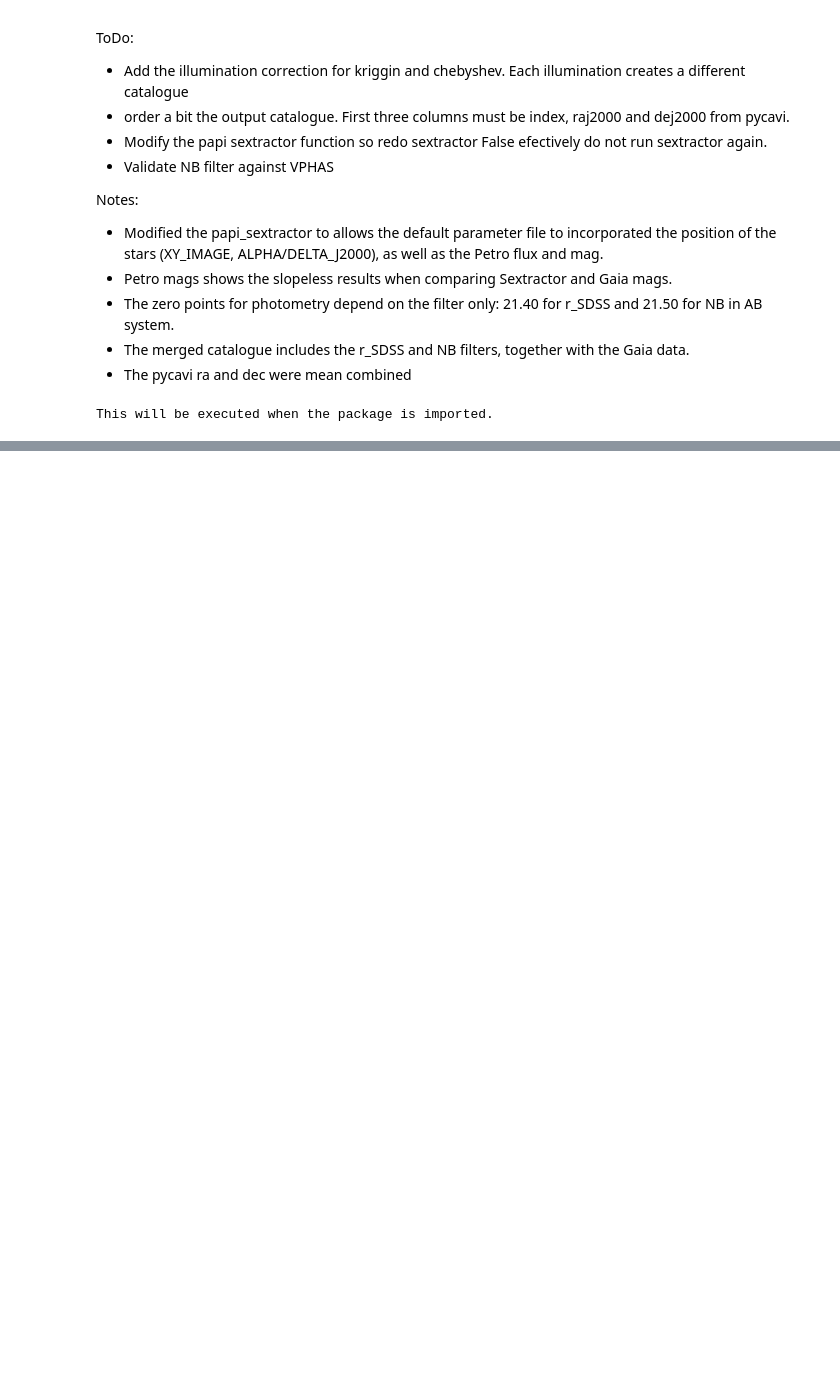
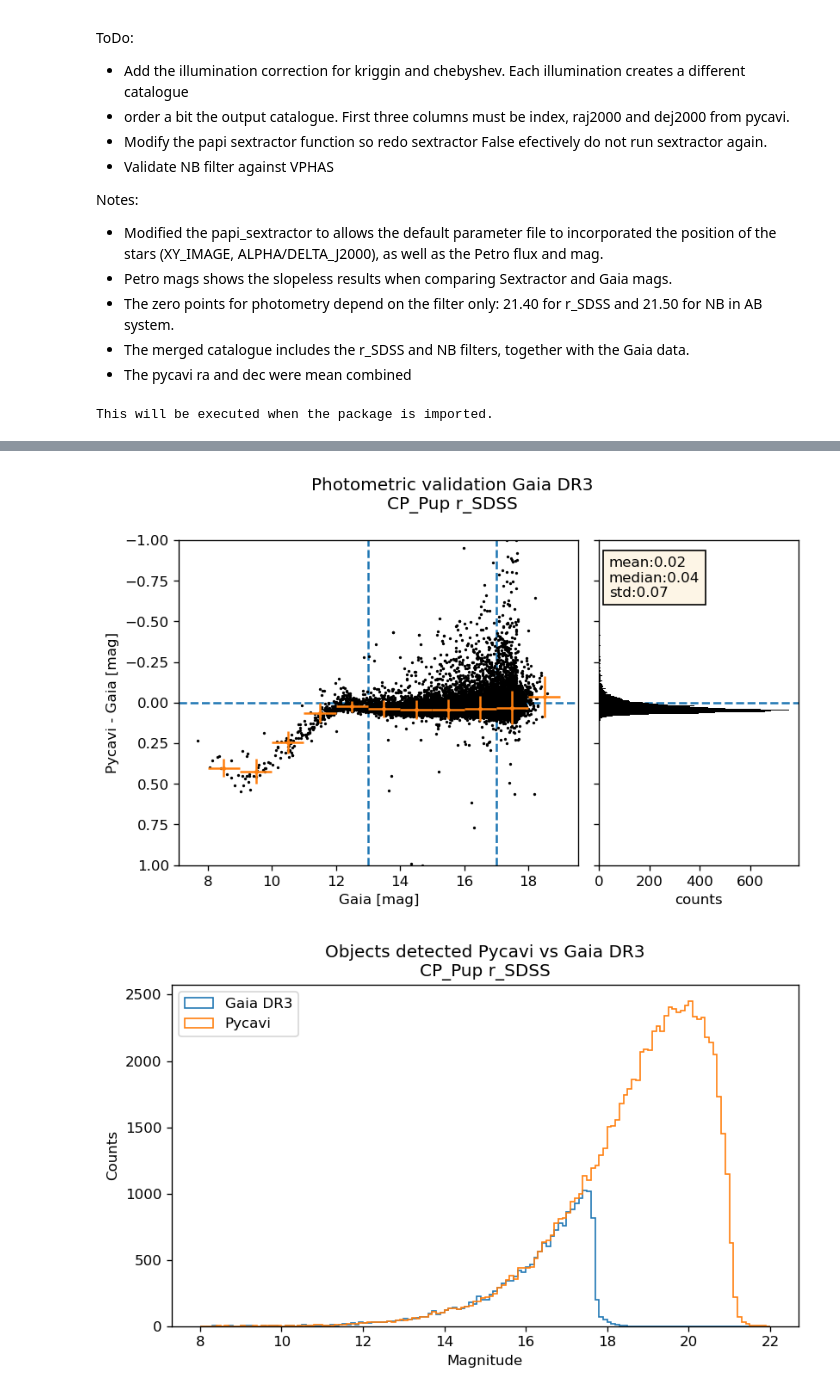
Before and after one commit to fselman/wenu-imaging, a Jupyter notebook: notebooks/09_pycavi_makeCatalogue.ipynb, the cells around one changed output, grey strips where cells are left out. Cells and saved outputs as stored; diff of their text form; code cells hidden in the pictures; blank space fills up the shorter version.

```diff
--- a/notebooks/09_pycavi_makeCatalogue.ipynb
+++ b/notebooks/09_pycavi_makeCatalogue.ipynb
@@ -240,0 +256,12 @@ py-sextractor.cat --> CP_Pup_r_SDSS.coadd.cat
+# %%
+catalogues = glob.glob(reduced_science_dir+'*/Calibration_dir/*merged_catalogue.fits')
+kriging_files = glob.glob(reduced_science_dir+'*/Calibration_dir/*.kriging.fits')
+kriging_files.sort()
+
+logging.info('Available catalogues:')
+for i in range(len(catalogues)):
+    logging.info("index: {} -- file: {}".format(i, catalogues[i]))
+
+logging.info('Available Kriging illumination correction files:')
+for i in range(len(kriging_files)):
+    logging.info("index: {} -- file: {}".format(i, kriging_files[i]))
@@ -240,0 +274,15 @@ py-sextractor.cat --> CP_Pup_r_SDSS.coadd.cat
+# %%
+# specify the catalogues to use
+catalogue_idx = [0]
+kriging_idx = [0,1]
+
+for i in range(len(catalogues)):
+    if not i in catalogue_idx:
+        continue
+    logging.info('Applying illumination correction to catalogue {}'.format(catalogues[i]))
+    for j in range(len(kriging_files)):
+        if not j in kriging_idx:
+            continue
+        logging.info('Applying Kriging illumination correction file: {}'.format(kriging_files[j]))
+
+        corr = apply_kriggin_illumination_correction(kriging_files[j], catalogues[i])
@@ -240,0 +297,6 @@ py-sextractor.cat --> CP_Pup_r_SDSS.coadd.cat
+# %%
+catalogues = glob.glob(reduced_science_dir+'*/Calibration_dir/*merged_catalogue.fits')
+
+logging.info('Available catalogues:')
+for i in range(len(catalogues)):
+    logging.info("index: {} -- file: {}".format(i, catalogues[i]))
@@ -240,0 +306,7 @@ py-sextractor.cat --> CP_Pup_r_SDSS.coadd.cat
+# %%
+band = 'r_SDSS'
+for i in range(len(catalogues)):
+    create_catalogue_checkplots(catalogues[i], band)
+# %% [output]
+[figure, added]
+[figure, added]
```
Also changed, not shown: parts of 10 cells of this notebook, 1 other file.
